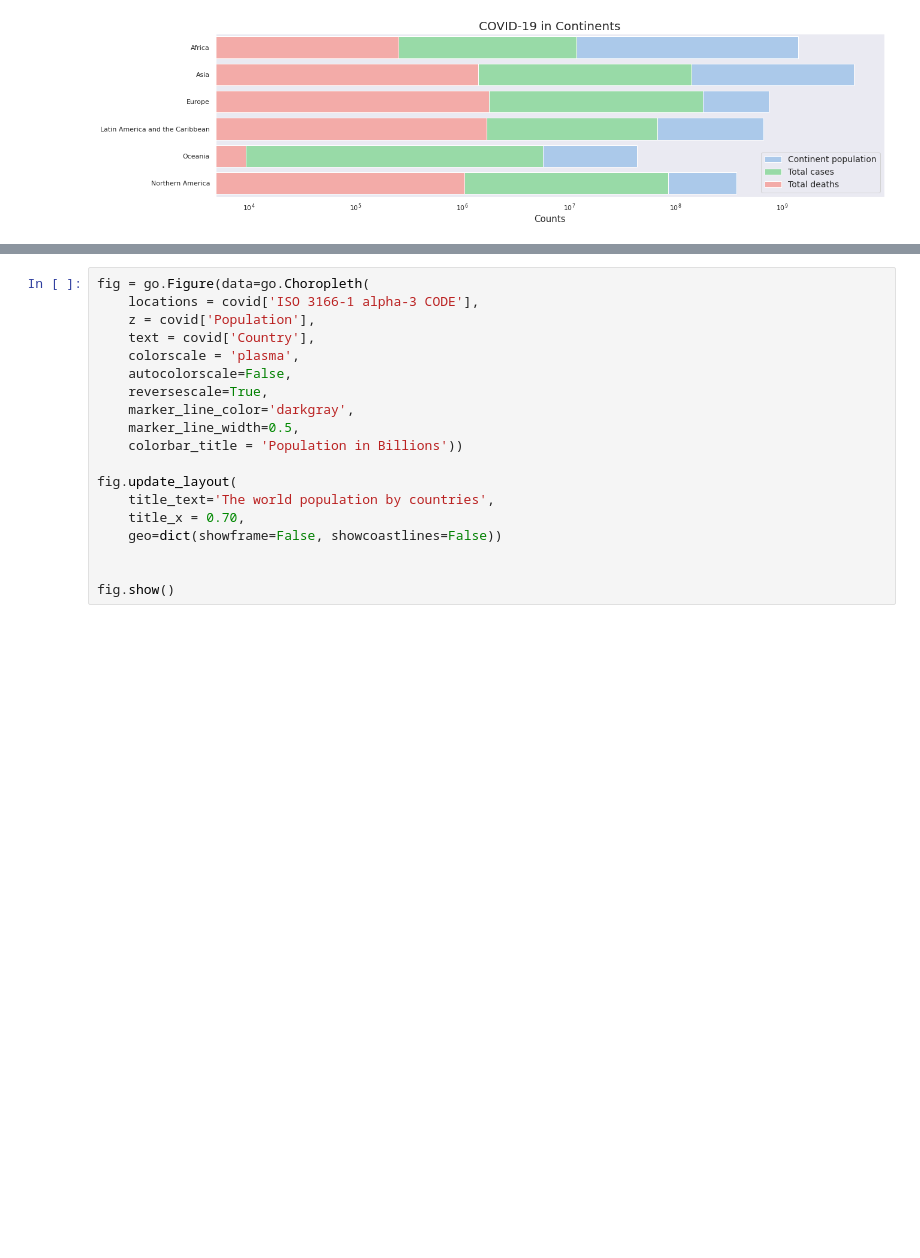
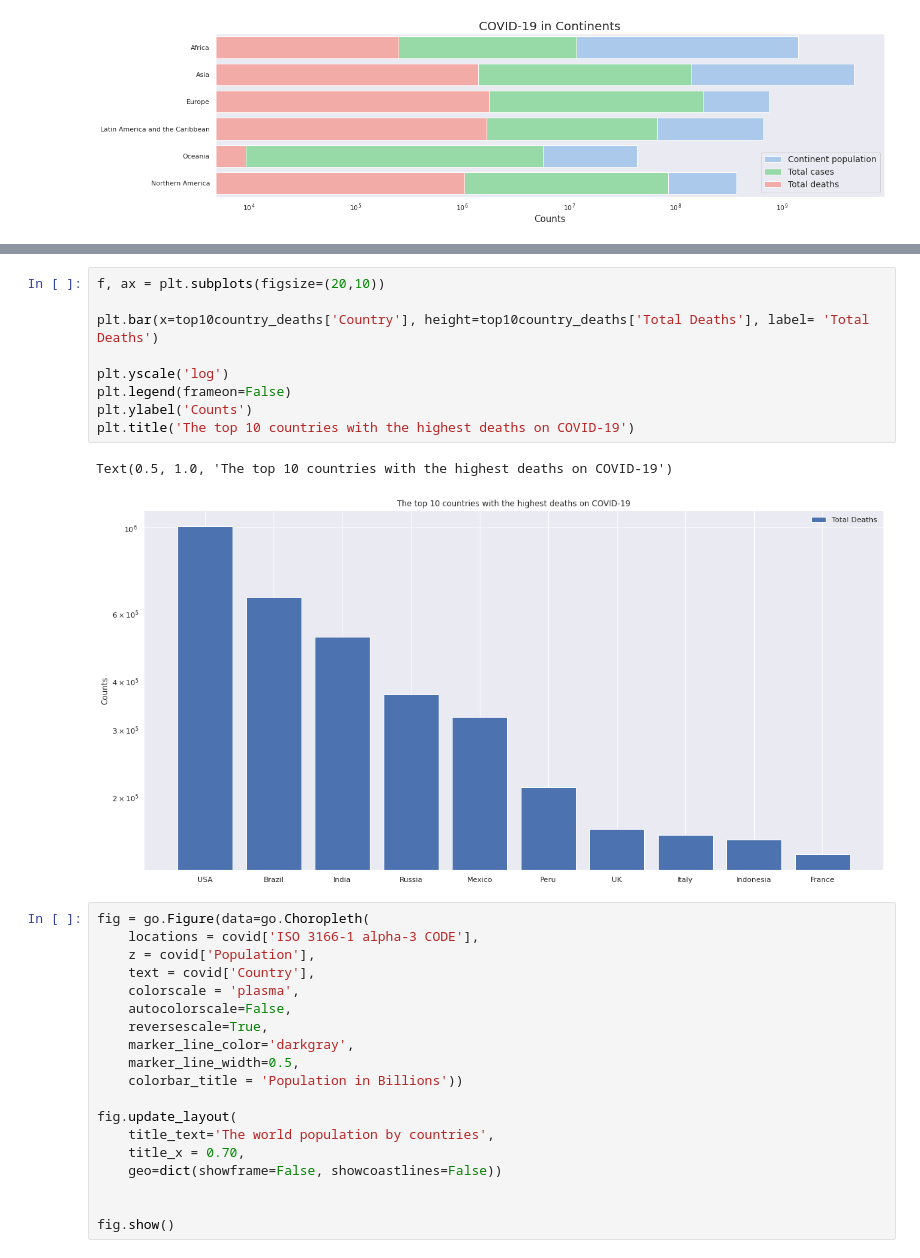
Before and after one commit to DariaPrzytula/Data-Science, a Jupyter notebook: COVID_19_Coronavirus_Pandemic.ipynb, the cells around one changed output, grey strips where cells are left out. Drawn from its saved outputs; the diff is of its cells as text; blank space fills up the shorter version.

```diff
--- a/COVID_19_Coronavirus_Pandemic.ipynb
+++ b/COVID_19_Coronavirus_Pandemic.ipynb
@@ -150,3 +221,15 @@ plt.grid(False)
+# %%
+f, ax = plt.subplots(figsize=(20,10))
+
+plt.bar(x=top10country_deaths['Country'], height=top10country_deaths['Total Deaths'], label= 'Total Deaths')
+
+plt.yscale('log')
+plt.legend(frameon=False)
+plt.ylabel('Counts')
+plt.title('The top 10 countries with the highest deaths on COVID-19')
+# %% [output]
+Text(0.5, 1.0, 'The top 10 countries with the highest deaths on COVID-19')
+[figure, added]
 # %%
 fig = go.Figure(data=go.Choropleth(
     locations = covid['ISO 3166-1 alpha-3 CODE'],
```
Also changed, not shown: parts of 11 cells of this notebook.
